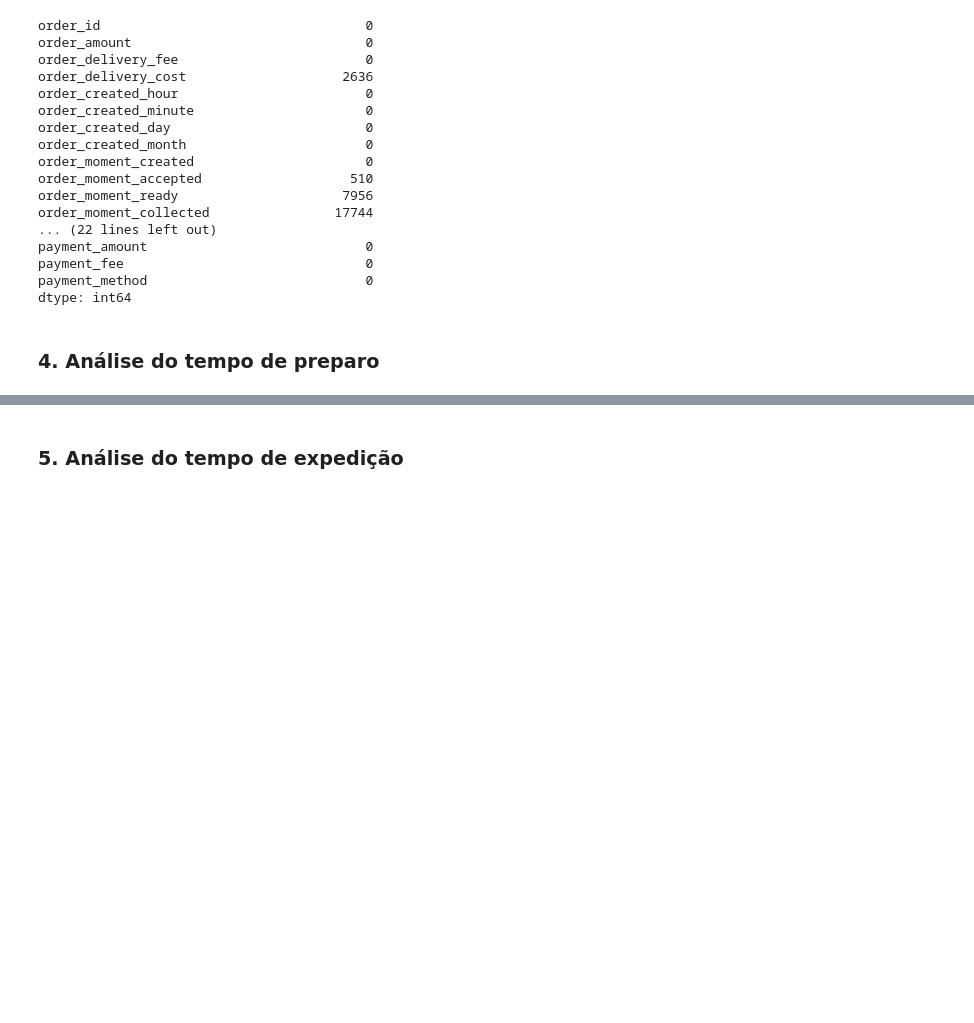
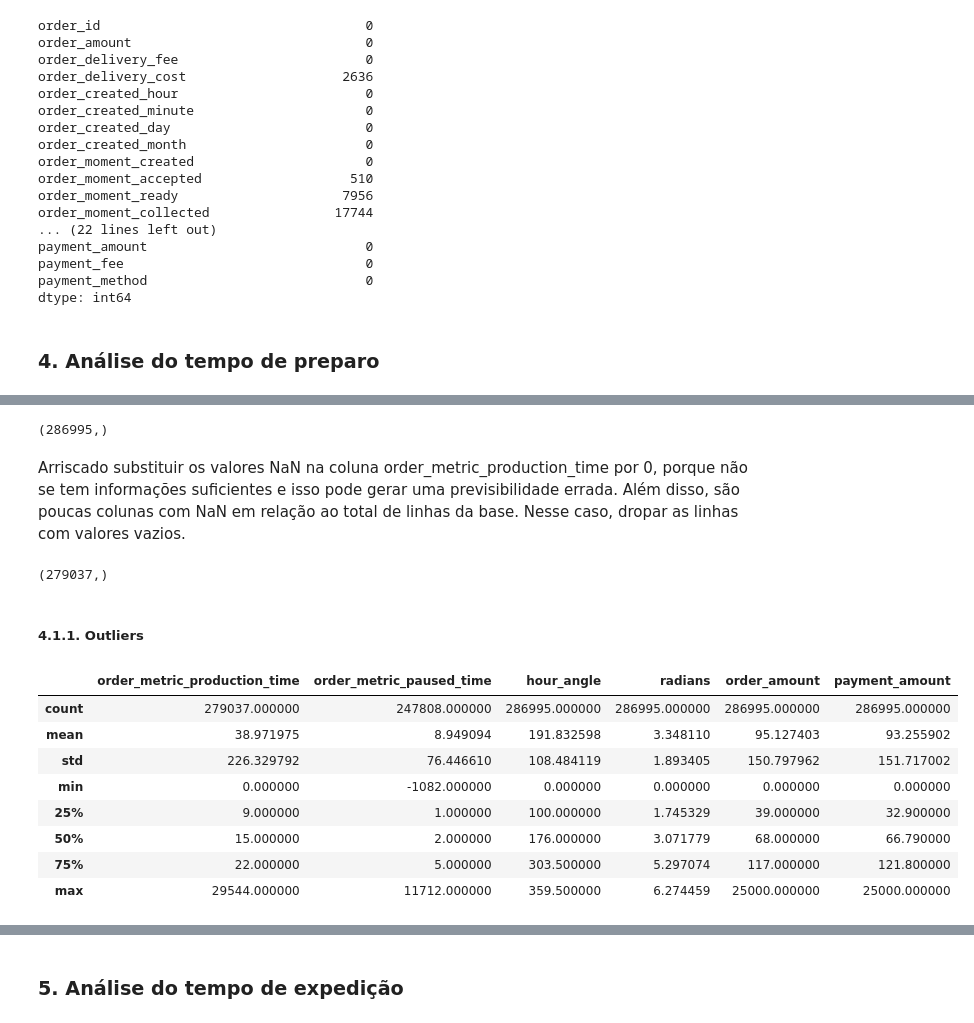
Before and after one commit to PedroMatusita/Previsao, a Jupyter notebook: julia.ipynb, the cells around one changed output, grey strips where cells are left out. Saved outputs shown, nothing was run; the diff lists cells and outputs as text; code cells hidden in the pictures; blank space fills up the shorter version.

```diff
--- a/julia.ipynb
+++ b/julia.ipynb
@@ -114,0 +171,6 @@ PROCEDIMENTO
+# %%
+df_preparo['order_metric_production_time'].shape
+# %% [output]
+(286995,)
+# %% [markdown]
+Arriscado substituir os valores NaN na coluna order_metric_production_time por 0, porque não se tem informações suficientes e isso pode gerar uma previsibilidade errada. Além disso, são poucas colunas com NaN em relação ao total de linhas da base. Nesse caso, dropar as linhas com valores vazios.
@@ -114,0 +179,18 @@ PROCEDIMENTO
+# %%
+df_preparo['order_metric_production_time'].shape
+# %% [output]
+(279037,)
+# %% [markdown]
+##### 4.1.1. Outliers
+# %%
+df_preparo[['order_metric_production_time', 'order_metric_paused_time', 'hour_angle','radians', 'order_amount', 'payment_amount', 'channel_type']].describe()
+# %% [output]
+|  | order_metric_production_time | order_metric_paused_time | hour_angle | radians | order_amount | payment_amount |
+| count | 279037.000000 | 247808.000000 | 286995.000000 | 286995.000000 | 286995.000000 | 286995.000000 |
+| mean | 38.971975 | 8.949094 | 191.832598 | 3.348110 | 95.127403 | 93.255902 |
+| std | 226.329792 | 76.446610 | 108.484119 | 1.893405 | 150.797962 | 151.717002 |
+| min | 0.000000 | -1082.000000 | 0.000000 | 0.000000 | 0.000000 | 0.000000 |
+| 25% | 9.000000 | 1.000000 | 100.000000 | 1.745329 | 39.000000 | 32.900000 |
+| 50% | 15.000000 | 2.000000 | 176.000000 | 3.071779 | 68.000000 | 66.790000 |
+| 75% | 22.000000 | 5.000000 | 303.500000 | 5.297074 | 117.000000 | 121.800000 |
+| max | 29544.000000 | 11712.000000 | 359.500000 | 6.274459 | 25000.000000 | 25000.000000 |
```
Also changed, not shown: parts of 20 cells of this notebook.
